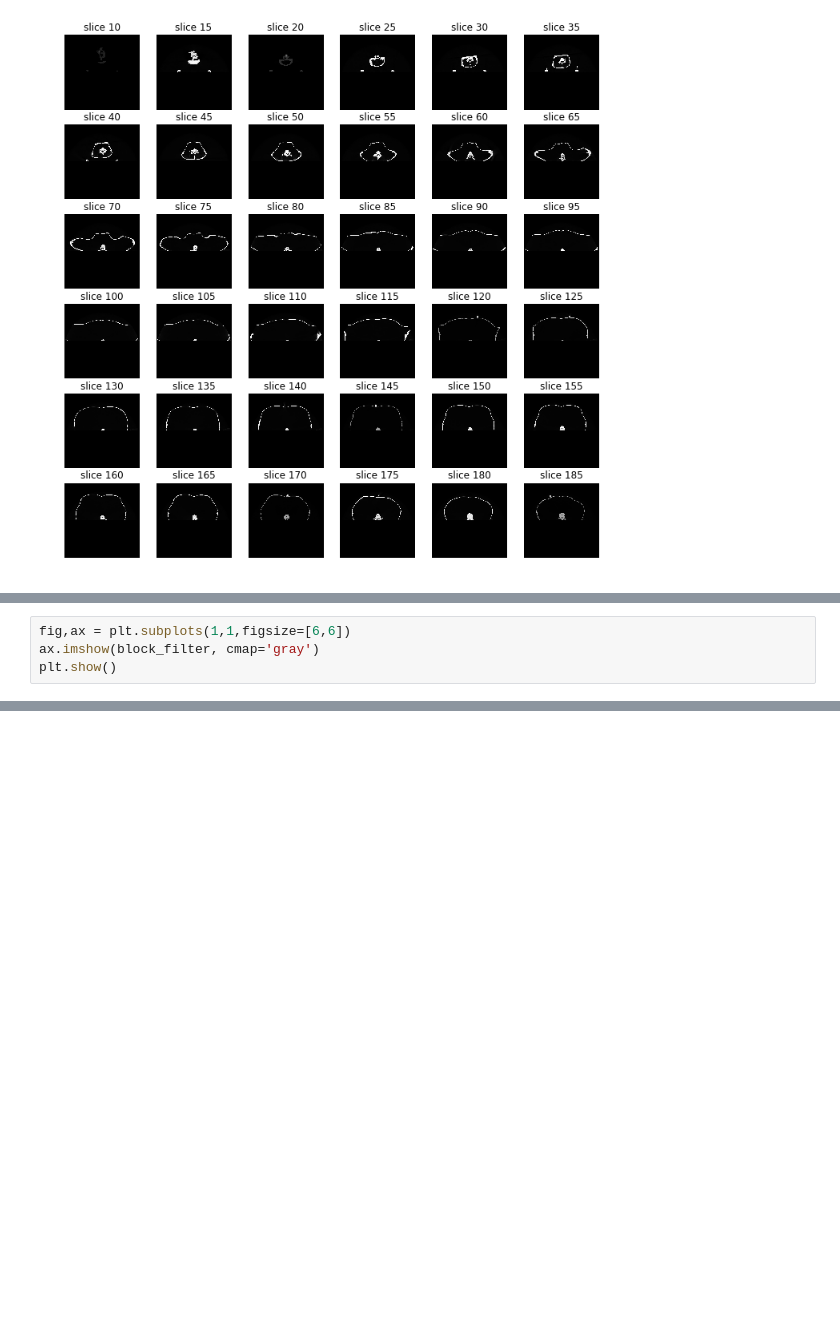
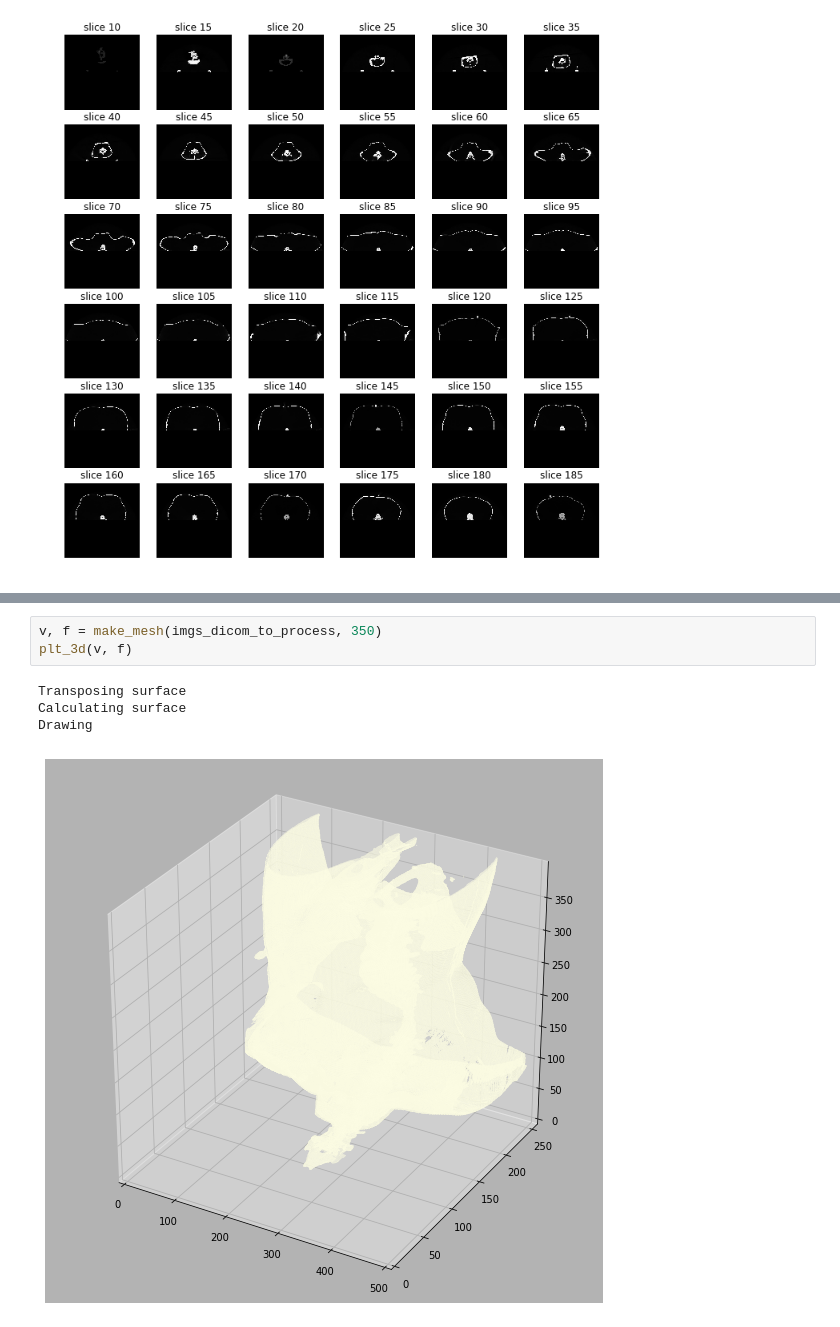
Before and after one commit to daegukdo/TIL, a Jupyter notebook: 05_side_project/01_dicom_with_point_cloud/00_dicom_image_processing_v4.ipynb, the cells around one changed output, grey strips where cells are left out. Drawn from its saved outputs; the diff is of its cells as text; blank space fills up the shorter version.

Commit message:
side project : dicom control practice edit test code (try to make 2d stack image to 3d data)

```diff
--- a/05_side_project/01_dicom_with_point_cloud/00_dicom_image_processing_v4.ipynb
+++ b/05_side_project/01_dicom_with_point_cloud/00_dicom_image_processing_v4.ipynb
@@ -64,4 +37,0 @@ array([[1, 1, 1, ..., 1, 1, 1],
-# %%
-fig,ax = plt.subplots(1,1,figsize=[6,6])
-ax.imshow(block_filter, cmap='gray')
-plt.show()
@@ -69,0 +95,8 @@ plt.show()
+# %%
+v, f = make_mesh(imgs_dicom_to_process, 350)
+plt_3d(v, f)
+# %% [output]
+Transposing surface
+Calculating surface
+Drawing
+[figure, added]
```
Also changed, not shown: parts of 7 cells of this notebook, 1 other file.
